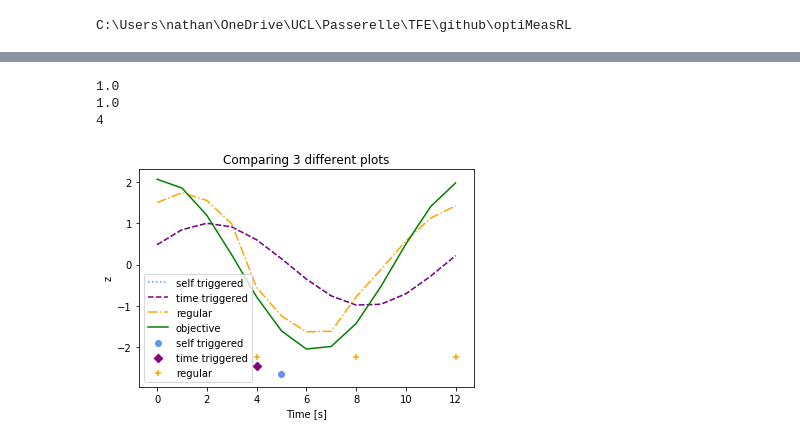
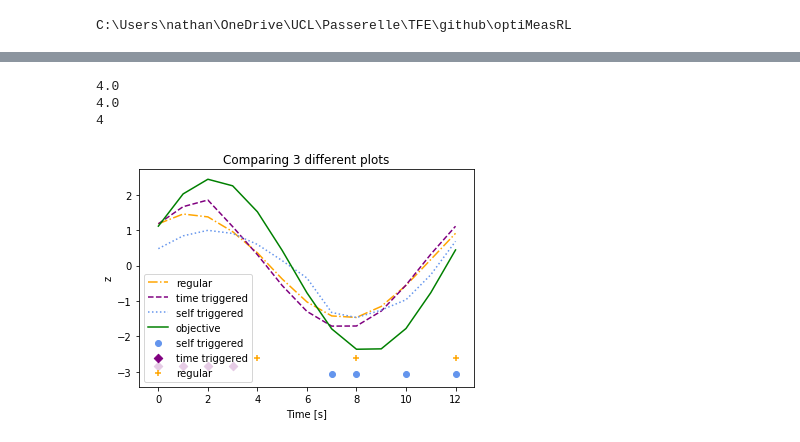
Before and after one commit to aaspeel/optiMeasRL, a Jupyter notebook: Results.ipynb, the cells around one changed output, grey strips where cells are left out. Cells and saved outputs as stored; diff of their text form; code cells hidden in the pictures.

```diff
--- a/Results.ipynb
+++ b/Results.ipynb
@@ -86,53 +74,24 @@ Not the same data
-# %%
-#Compare estimations
-import matplotlib.pyplot as plt
-from utils.plots import sigma_to_points
-
-idx = 0
-T = T_self
-min_val = min([min(objectives_test_time[idx]), min(estimates_test_self[idx]), min(estimates_test_time[idx]),
-               min(estimates_regular_time[idx])])
-
-#TO REMOVE
-sigmas_test_self[idx][5] = 1
-sigmas_test_time[idx][4] = 1
-x_self, y_self = sigma_to_points(sigmas_test_self[idx])
-x_time, y_time = sigma_to_points(sigmas_test_time[idx])
-x_reg, y_reg = sigma_to_points(sigmas_regular_time[idx])
-
-print(sum(sigmas_test_self[idx]))
-print(sum(sigmas_test_time[idx]))
-print(sum(sigmas_regular_time[idx]))
-
-plt.title("Comparing 3 different plots")
-plt.xlabel("Time [s]")
-plt.ylabel("z")
-#curves
-plt.plot(range(0,T), estimates_test_self[idx], label="self triggered",
-         color='cornflowerblue', ls=':')
-plt.plot(range(0,T), estimates_test_time[idx], label="time triggered",
-         color='purple', ls='--')
-plt.plot(range(0,T), estimates_regular_time[idx], label="regular",
-         color='orange', ls='-.')
-plt.plot(range(0,T), objectives_test_time[idx], label="objective",
-         color='green', ls='-')
-
-#sigmas
-plt.scatter(x_self, y_self*min_val - 3 * abs(min_val/10), label="self triggered",
-            color='cornflowerblue', marker='o')
-plt.scatter(x_time, y_time*min_val - 2 * abs(min_val/10), label="time triggered",
-            color='purple', marker='D')
-plt.scatter(x_reg, y_reg*min_val - abs(min_val/10), label="regular",
-            color='orange', marker='+')
-
-plt.legend(loc='best')
-plt.show()
-#plt.savefig('estimation_comp.png')
-# %% [output]
-1.0
-1.0
-4
-[figure, removed]
+# %%
+#Compare estimations
+import matplotlib.pyplot as plt
+from utils.plots import sigma_to_points
+
+idx = 0
+T = T_self
+
+print(sum(sigmas_test_self[idx]))
+print(sum(sigmas_test_time[idx]))
+print(sum(sigmas_regular_time[idx]))
+
+plotEstimateSigma(objectives_test_time, estimates_test_self, estimates_test_time,
+                  sigmas_test_self, sigmas_test_time, sigmas_regular_time,
+                   estimates_regular_time, idx, T, save=False,
+                   filename='estimation_comp.png')
+# %% [output]
+4.0
+4.0
+4
+[figure, added]
 # %%
 #Reward plot
 
```
Also changed, not shown: parts of 15 cells of this notebook, 5 other files.
